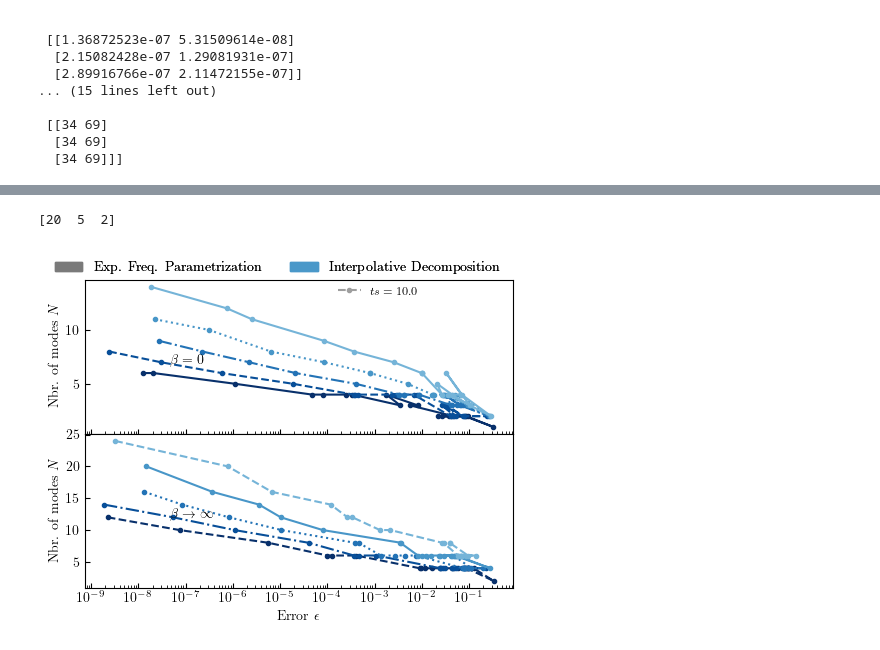
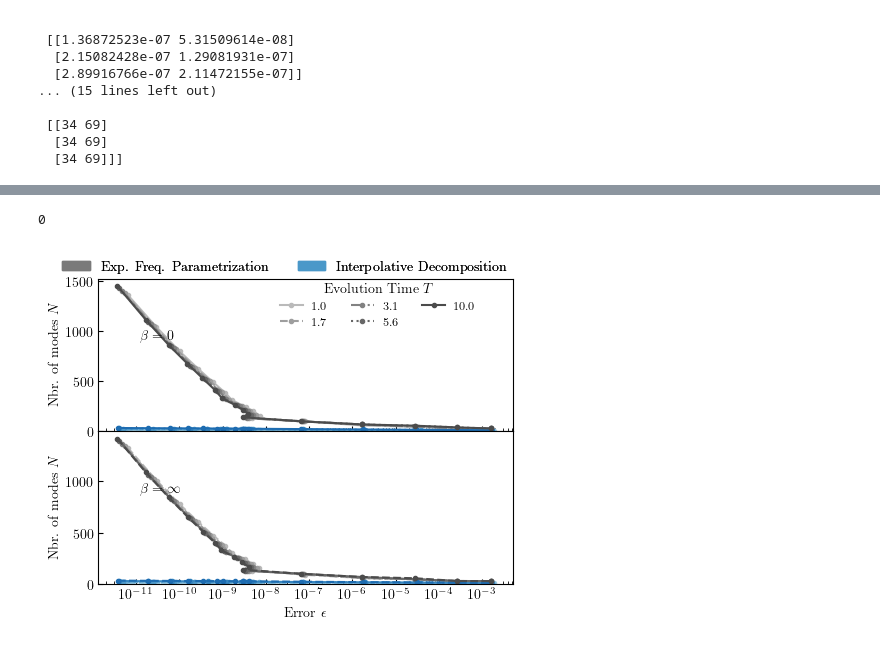
Before and after one commit to jthoenniss/RealTimeID, a Jupyter notebook: notebooks/paper.ipynb, the cells around one changed output, grey strips where cells are left out. Drawn from its saved outputs; the diff is of its cells as text; code cells hidden in the pictures.

Commit message:
general update to allow for explicit poles

```diff
--- a/notebooks/paper.ipynb
+++ b/notebooks/paper.ipynb
@@ -23,4 +19,8 @@ h5_kernel_ID = Hdf5Kernel(filename=filename_ID)
 # %%
+#filename_ID = f'../data/ID_delta_t=0.1_flatband_Lambda=10.h5'
+filename_ID = f'../data/test_ID.h5'
+#Create instance of Hdf5Kernel
+h5_kernel_ID = Hdf5Kernel(filename=filename_ID)
 #Extract the relevant data for plotting from hdf5 file. Assemble it conveniently into multidimensional arrays.
 keys = ["eps", "m", "n", "h", "N_max", "beta", "delta_t", "ID_rank","ID_error_reconstr_vs_cont"]
 
@@ -493,17 +530,19 @@ filename_ID = f'../data/test_ID.h5'
 h5_kernel_ID = Hdf5Kernel(filename=filename_ID)
 
 #Extract the relevant data for plotting from hdf5 file. Assemble it conveniently into multidimensional arrays.
-keys = ["eps", "m", "n", "h", "N_max", "beta", "delta_t", "ID_rank","ID_error_reconstr_vs_cont", "only_positive_particle"]
+keys = ["eps", "m", "n", "h", "N_max", "beta", "delta_t", "ID_rank","ID_error_reconstr_vs_cont", "only_positive_particle", "additional_poles"]
 
-cmap_blues = plt.get_cmap("Blues_r")
-cmap_reds = plt.get_cmap("Reds_r")
-cmap_grays = plt.get_cmap("Greys_r")
+cmap_blues = plt.get_cmap("Blues")
+cmap_reds = plt.get_cmap("Reds")
+cmap_grays = plt.get_cmap("Greys")
 #order of indices: h_vals, N_maxs, beta
 
 kernel_dims_ID, data_h5_ID = h5_kernel_ID.read_scalars_to_array(keys=keys)
 
-print(kernel_dims_ID)
+
 errors_discretization = data_h5_ID["eps"]
+nbr_additional_poles = np.array(data_h5_ID["additional_poles"]).shape[1]
+print(nbr_additional_poles)
 m_vals = data_h5_ID["m"]
 n_vals = data_h5_ID["n"]
 h_vals = data_h5_ID["h"]
@@ -537,7 +576,7 @@ labels_ID = []
 handles_bare = []
 labels_bare = []
 
-norm_times = mcolors.LogNorm(vmin=np.min(t_data[t_data > 0]), vmax=8*np.max(t_data))
+norm_times = mcolors.LogNorm(vmin=0.1 * np.min(t_data[t_data > 0]), vmax=4*np.max(t_data))
 
 for b in range(kernel_dims_ID[2]):
     for tau in range(kernel_dims_ID[1]):
@@ -563,71 +602,68 @@ for b in range(kernel_dims_ID[2]):
         mask_ID = err_ID > 1.e-12
 
         line_ID, = axs[b].plot(err_ID[mask_ID], ID_modes[mask_ID], marker="o", linestyle=linestyle, markersize=3,
-                               color=cmap_blues(norm_times(t_data[tau])), label=r'$t = {}$'.format(round(t_data[tau], 2)))
+                               color=cmap_blues(norm_times(t_data[tau])))
 
 
         mask_bare = err_disc > 1.e-12
-
-        #line_bare, = axs[b].plot(err_disc[mask_bare], nbr_bare_modes[mask_bare], marker="o", linestyle=linestyle, markersize=3, color=cmap_grays(norm_times(t_data[tau])),
-        #                  label=r'$t = {}$'.format(round(t_data[tau], 2)))
+        #+ np.array(np.sum(mask_bare) * [nbr_additional_poles])
+        line_bare, = axs[b].plot(err_disc[mask_bare], nbr_bare_modes[mask_bare] , marker="o", linestyle=linestyle, markersize=3, color=cmap_grays(norm_times(t_data[tau])),
+                          label= str(round(t_data[tau], 2)))
 
         # Collect legend handles and labels for unique time values
         if line_bare.get_label() not in labels_bare:
             handles_bare.append(line_bare)
             labels_bare.append(line_bare.get_label())
 
-        if line_ID.get_label() not in labels_ID:
-            handles_ID.append(line_ID)
-            labels_ID.append(line_ID.get_label())
-
 
 
     axs[b].set_ylabel("Nbr. of modes " + r"$N$")
     axs[b].set_xscale("log")
+    axs[b].set_ylim(bottom=0)
 
 axs[1].set_xlabel("Error " + r"$\epsilon$")
-axs[0].text(0.2, 0.45, r"$\beta = 0$", transform=axs[0].transAxes, )
-axs[1].text(0.2, 0.45, r"$\beta \to \infty$", transform=axs[1].transAxes)
+axs[0].text(0.1, 0.6, r"$\beta = 0$", transform=axs[0].transAxes)
+axs[1].text(0.1, 0.6, r"$\beta = \infty$", transform=axs[1].transAxes)
 
 # Add a single legend above the entire figure
 from matplotlib.legend import Legend
 
 # Create custom legends
 
-legend3 = Legend(fig, handles_bare, labels_bare, loc='upper center', ncol=3, fontsize='small', frameon=False)
+legend3 = Legend(fig, handles_bare, labels_bare, loc='upper center', ncol=3, fontsize='small', frameon=False, title="Evolution Time " + r'$T$')
 
 # Add the legends manually
 fig.add_artist(legend3)
 
 
 # Adjust layout to make space for the legends
 plt.tight_layout(rect=[0, 0, 1, 0.9])
 
 legend3.set_bbox_to_anchor((0.68, .85))
 
 
 
 # Define custom legend elements for colors
 from matplotlib.patches import Patch
-legend_elements = [Patch(facecolor=cmap_grays(0.4), edgecolor=cmap_grays(0.4), label='Exp. Freq. Parametrization'),
-                   Patch(facecolor=cmap_blues(0.4), edgecolor=cmap_blues(0.4), label='Interpolative Decomposition'),
+legend_elements = [Patch(facecolor=cmap_grays(0.6), edgecolor=cmap_grays(0.6), label='Exp. Freq. Parametrization'),
+                   Patch(facecolor=cmap_blues(0.6), edgecolor=cmap_blues(0.6), label='Interpolative Decomposition'),
                      ]
 
 # Create custom legend
 legend = plt.legend(handles=legend_elements, loc='upper center', ncol=2, bbox_to_anchor=(0.45, 2.2), fontsize='medium', frameon=False)
 
 # Add the custom legend to the figure
 fig.add_artist(legend)
 
 #move all ticks into plot area:
 for ax in axs.flat:
     ax.xaxis.set_tick_params(which='both', direction='in')
     ax.yaxis.set_tick_params(which='both', direction='in')
 
 #move lower plots closer to upper plots
 fig.subplots_adjust(hspace=0.0, wspace=0.0)
 
 plt.show()
 # %% [output]
-[20  5  2]
+0
-[figure, old version]
+[figure, new version]
```
Also changed, not shown: parts of 9 cells of this notebook, 8 other files.
